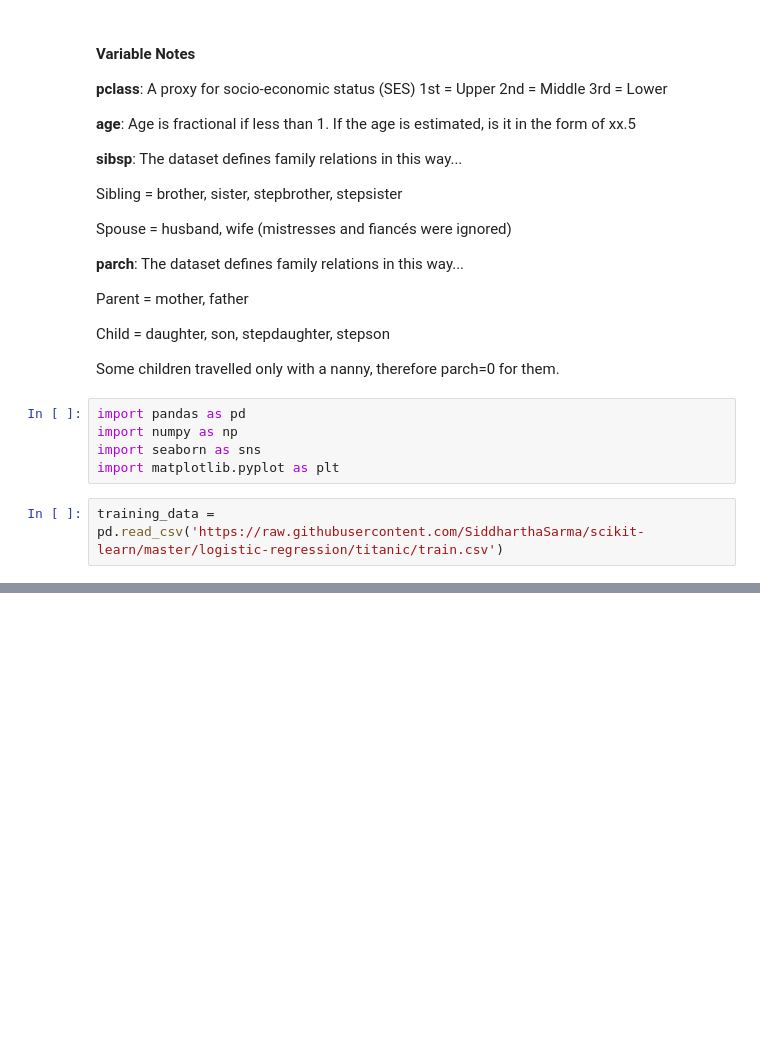
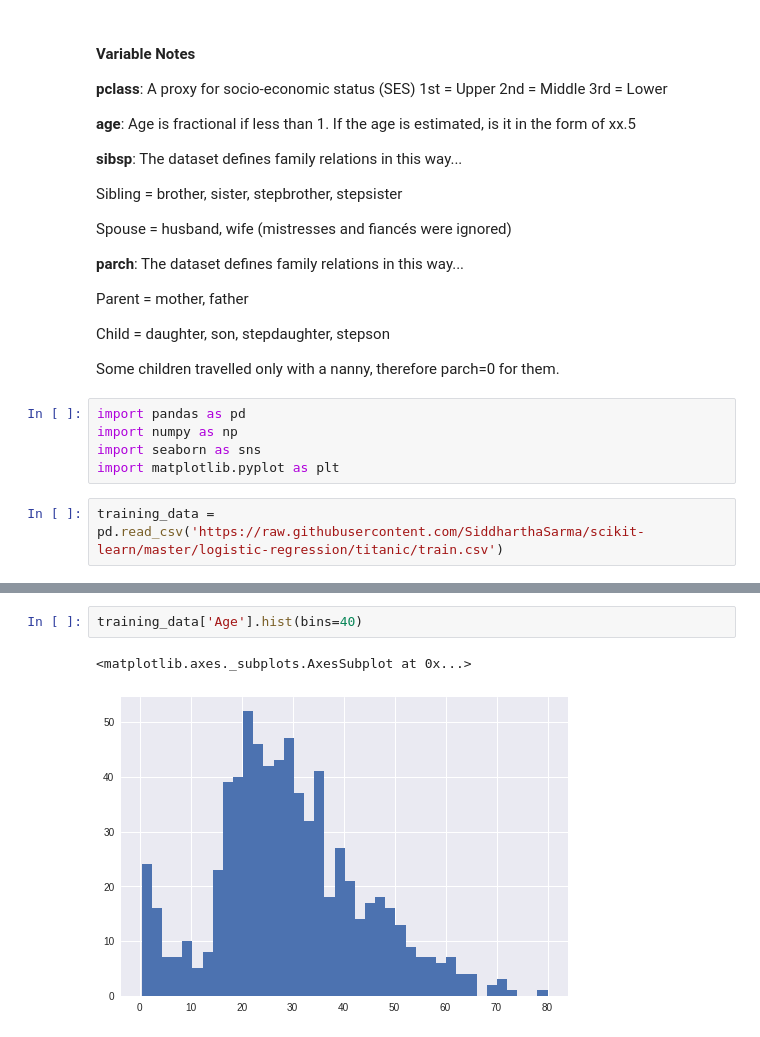
Before and after one commit to SiddharthaSarma/scikit-learn, a Jupyter notebook: logistic-regression/titanic/predict-titanic-survivals.ipynb, the cells around one changed output, grey strips where cells are left out. Saved outputs shown, nothing was run; the diff lists cells and outputs as text; blank space fills up the shorter version.

```diff
--- a/logistic-regression/titanic/predict-titanic-survivals.ipynb
+++ b/logistic-regression/titanic/predict-titanic-survivals.ipynb
@@ -75,0 +123,5 @@ training_data.tail(10)
+# %%
+training_data['Age'].hist(bins=40)
+# %% [output]
+<matplotlib.axes._subplots.AxesSubplot at 0x...>
+[figure, added]
```
Also changed, not shown: parts of 7 cells of this notebook.
